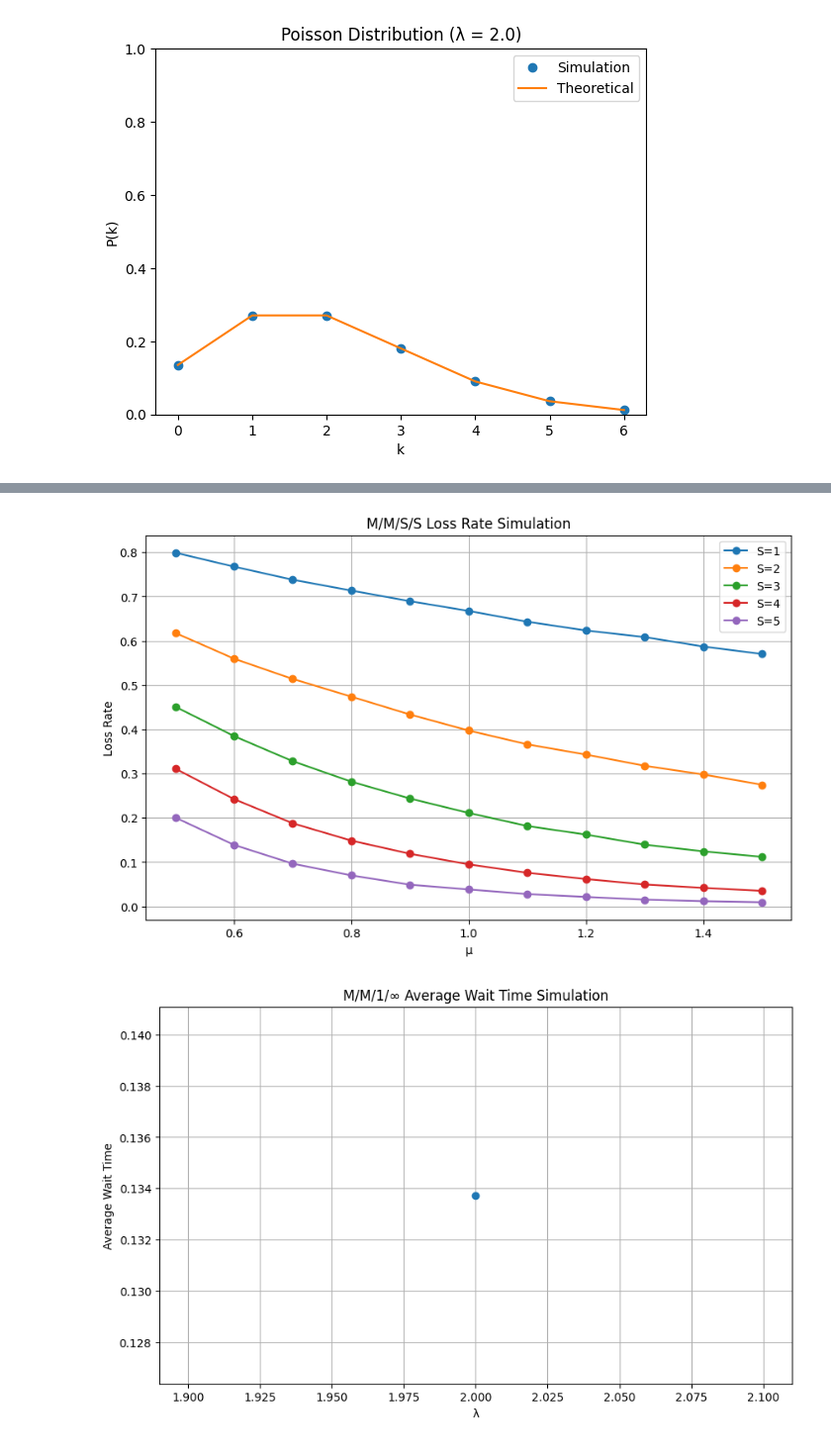
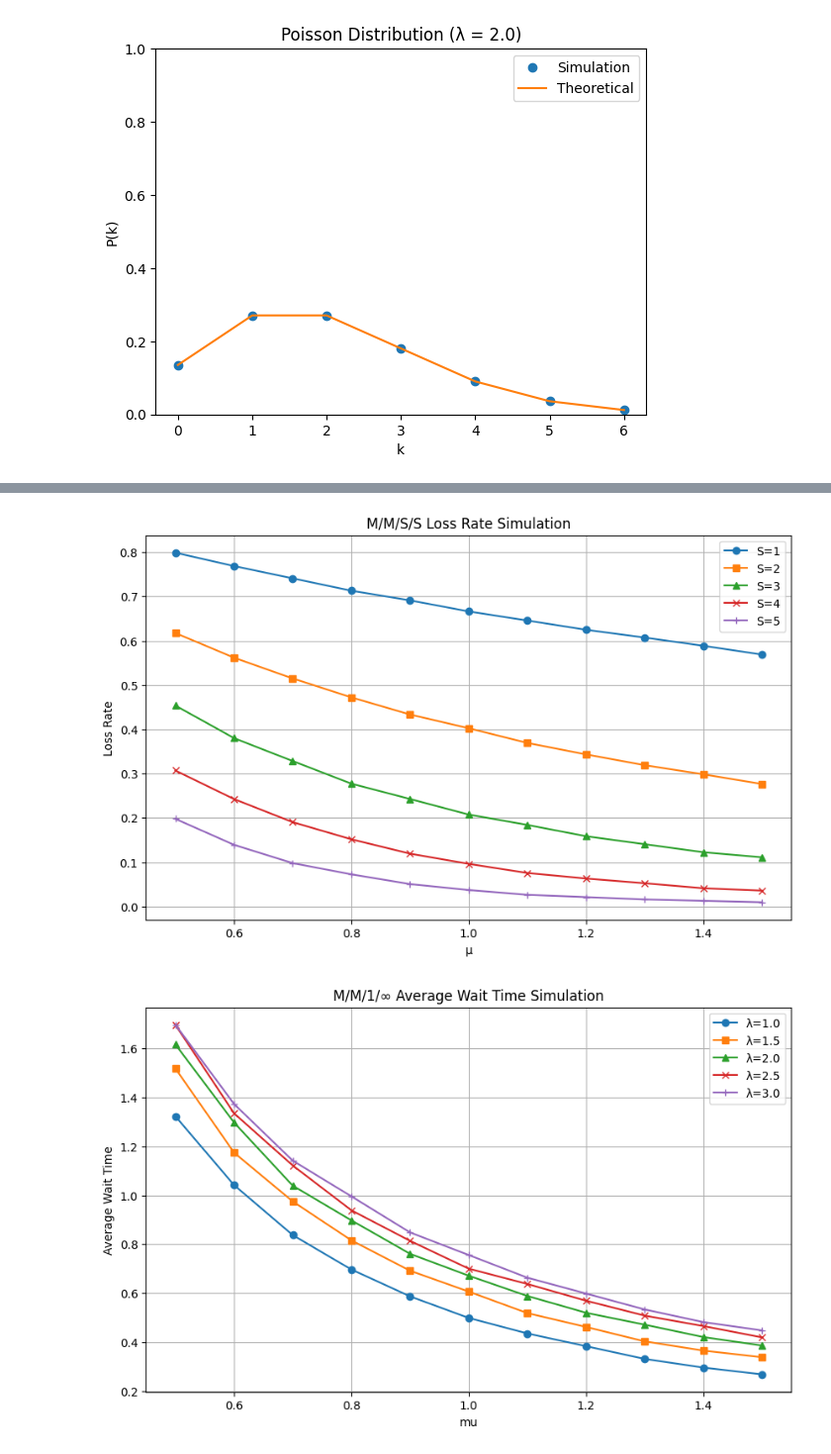
Before and after one commit to taniiicom/study-application-programming-exp, a Jupyter notebook: probabilistic-programming/rust/src/graph/drawer.ipynb, the cells around one changed output, grey strips where cells are left out. Shown at 99% size. Drawn from its saved outputs; the diff is of its cells as text; code cells hidden in the pictures.

```diff
--- a/probabilistic-programming/rust/src/graph/drawer.ipynb
+++ b/probabilistic-programming/rust/src/graph/drawer.ipynb
@@ -142,6 +142,9 @@ for lambda_value in lambda_values:
 # %%
 import pandas as pd
 import matplotlib.pyplot as plt
+
+# marker の種類
+markers = ['o', 's', '^', 'x', '+', 'D', 'v', '<', '>', 'p', 'h']
 
 # 課題3-2の結果をプロット
 results_3_2 = pd.read_csv("results_3_2.csv")
@@ -157,9 +160,9 @@ plt.show()
 # 課題3-3の結果をプロット
 results_3_3 = pd.read_csv("results_3_3.csv")
 plt.figure(figsize=(10, 6))
-for s in results_3_3['S'].unique():
+for i, s in enumerate(results_3_3['S'].unique()):
     subset = results_3_3[results_3_3['S'] == s]
-    plt.plot(subset['mu'], subset['loss_rate'], marker='o', label=f'S={s}')
+    plt.plot(subset['mu'], subset['loss_rate'], marker=markers[i], label=f'S={s}')
 plt.xlabel('μ')
 plt.ylabel('Loss Rate')
 plt.title('M/M/S/S Loss Rate Simulation')
@@ -171,10 +174,13 @@ plt.show()
 # 課題3-Aの結果をプロット
 results_3_A = pd.read_csv("results_3_A.csv")
 plt.figure(figsize=(10, 6))
-plt.plot(results_3_A['lambda'], results_3_A['average_wait_time'], marker='o')
-plt.xlabel('λ')
+for i, lamb in enumerate(results_3_A['lambda'].unique()):
+    subset = results_3_A[results_3_A['lambda'] == lamb]
+    plt.plot(subset['mu'], subset['average_wait_time'], marker=markers[i], label=f'λ={lamb}')
+plt.xlabel('μ')
 plt.ylabel('Average Wait Time')
 plt.title('M/M/1/∞ Average Wait Time Simulation')
+plt.legend()
 plt.grid(True)
 plt.savefig("plot_3_A.png")
 plt.show()
@@ -183,2 +189,2 @@ plt.show()
 [figure]
-[figure, old version]
+[figure, new version]
```
Also changed, not shown: parts of 2 cells of this notebook, 13 other files.
